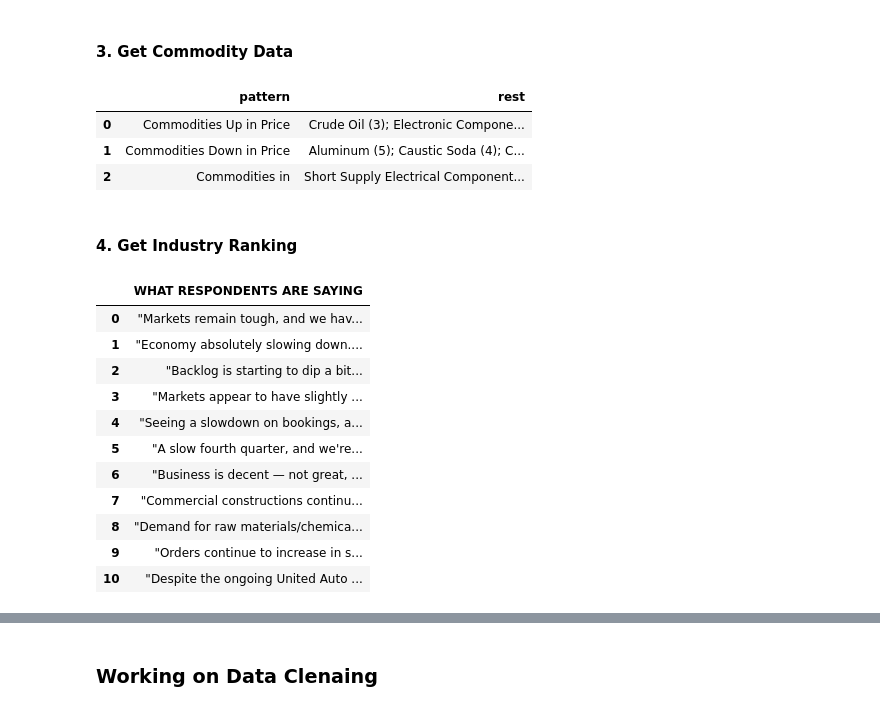
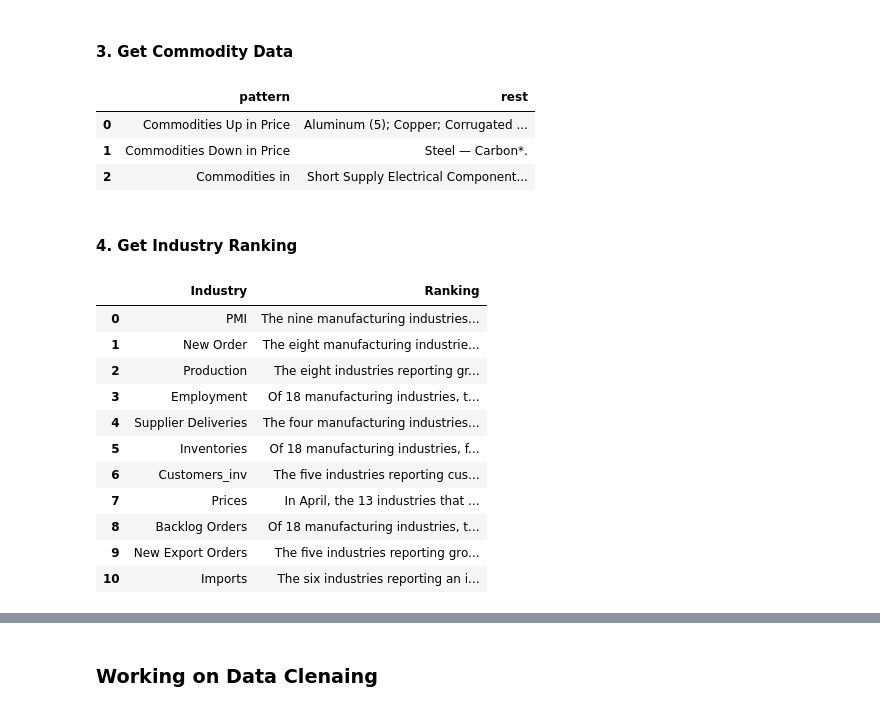
Before and after one commit to Jackylegend/python, a Jupyter notebook: ipynbs/pmi.ipynb, the cells around one changed output, grey strips where cells are left out. Saved outputs shown, nothing was run; the diff lists cells and outputs as text; code cells hidden in the pictures.

```diff
--- a/ipynbs/pmi.ipynb
+++ b/ipynbs/pmi.ipynb
@@ -27,7 +27,7 @@ sector_ranking = pd.read_excel('/Users/jackyliu/Desktop/python/pmi/sector_rankin
 # %%
 # Copy and paste latest month data url
 
-url = 'https://www.prnewswire.com/news-releases/manufacturing-pmi-at-46-7-october-2023-manufacturing-ism-report-on-business-301973296.html'
+url = 'https://www.prnewswire.com/news-releases/manufacturing-pmi-at-49-2-april-2024-manufacturing-ism-report-on-business-302132412.html'
 
 response = requests.get(url)
 # %% [markdown]
@@ -88,4 +88,14 @@ if response.status_code == 200:
         print("Failed to retrieve the page")
 # %% [markdown]
 #### 3. Get Commodity Data ####
+# %%
+# Extract Commodity up/down/short supply
+
+commodity_up = soup.select_one('#main > article > section > div > div > p:nth-child(15)')
+commodity_down = soup.select_one('#main > article > section > div > div > p:nth-child(16)')
+commodity_short = soup.select_one('#main > article > section > div > div > p:nth-child(17)')
+
+# commodity_up = soup.select_one('#main > article > section > div > div > p:nth-child(16)')
+# commodity_down = soup.select_one('#main > article > section > div > div > p:nth-child(17)')
+# commodity_short = soup.select_one('#main > article > section > div > div > p:nth-child(18)')
 # %%
@@ -128,8 +132,8 @@ commodity_df = pd.DataFrame(split_data, columns=['pattern', 'rest'])
 commodity_df
 # %% [output]
 |  | pattern | rest |
-| 0 | Commodities Up in Price | Crude Oil (3); Electronic Compone... |
-| 1 | Commodities Down in Price | Aluminum (5); Caustic Soda (4); C... |
+| 0 | Commodities Up in Price | Aluminum (5); Copper; Corrugated ... |
+| 1 | Commodities Down in Price | Steel — Carbon*. |
 | 2 | Commodities in | Short Supply Electrical Component... |
 # %% [markdown]
 #### 4. Get Industry Ranking ####
@@ -169,17 +185,17 @@ ranking_df = ranking_df[col_oder]
 # %%
 # Data pre-check
 pre_check_dfs = [respondent_comment, data_table, commodity_df, ranking_df]
-respondent_comment
+ranking_df
 # %% [output]
-|  | WHAT RESPONDENTS ARE SAYING |
-| 0 | "Markets remain tough, and we hav... |
-| 1 | "Economy absolutely slowing down.... |
-| 2 | "Backlog is starting to dip a bit... |
-| 3 | "Markets appear to have slightly ... |
-| 4 | "Seeing a slowdown on bookings, a... |
-| 5 | "A slow fourth quarter, and we're... |
-| 6 | "Business is decent — not great, ... |
-| 7 | "Commercial constructions continu... |
-| 8 | "Demand for raw materials/chemica... |
-| 9 | "Orders continue to increase in s... |
-| 10 | "Despite the ongoing United Auto ... |
+|  | Industry | Ranking |
+| 0 | PMI | The nine manufacturing industries... |
+| 1 | New Order | The eight manufacturing industrie... |
+| 2 | Production | The eight industries reporting gr... |
+| 3 | Employment | Of 18 manufacturing industries, t... |
+| 4 | Supplier Deliveries | The four manufacturing industries... |
+| 5 | Inventories | Of 18 manufacturing industries, f... |
+| 6 | Customers_inv | The five industries reporting cus... |
+| 7 | Prices | In April, the 13 industries that ... |
+| 8 | Backlog Orders | Of 18 manufacturing industries, t... |
+| 9 | New Export Orders | The five industries reporting gro... |
+| 10 | Imports | The six industries reporting an i... |
```
Also changed, not shown: parts of 22 cells of this notebook, 11 other files.
